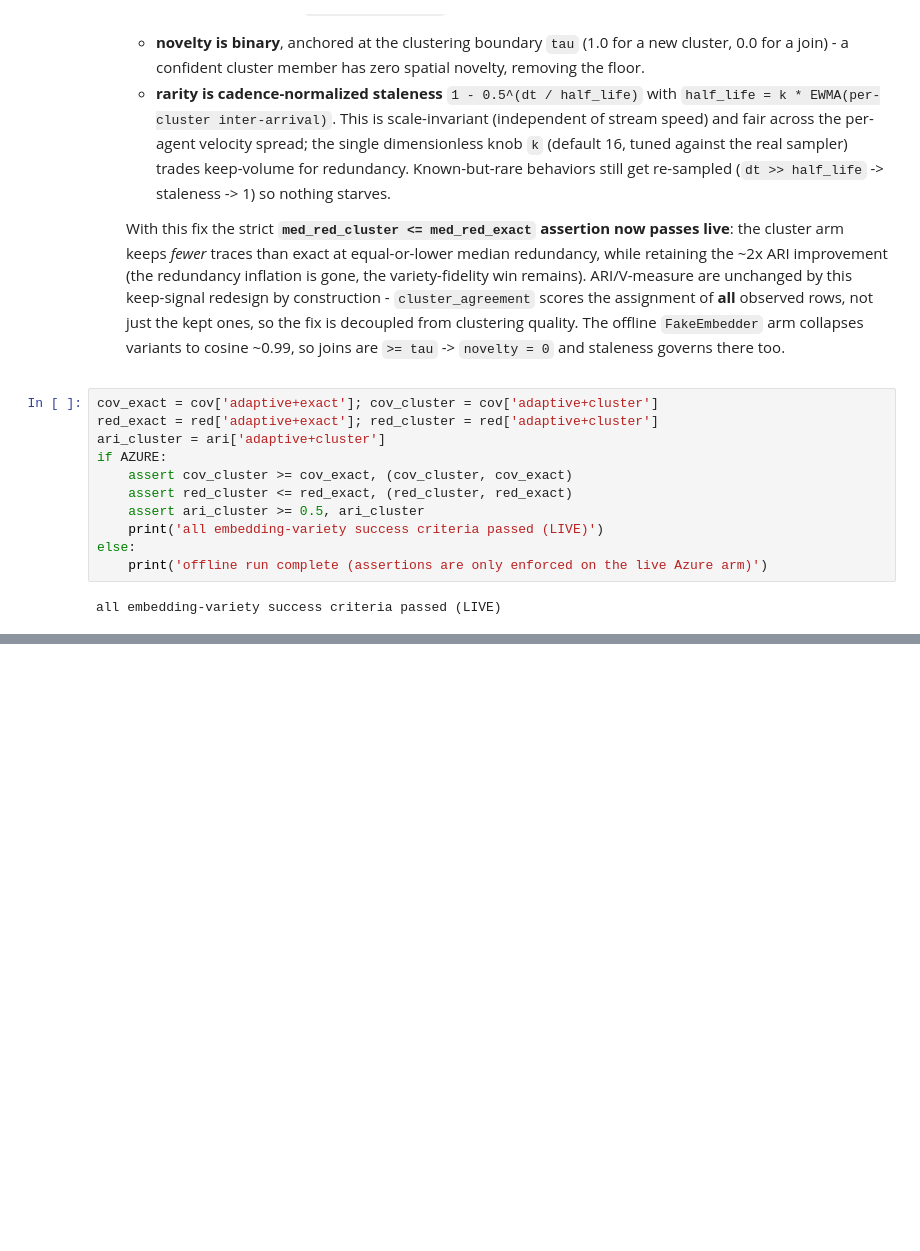
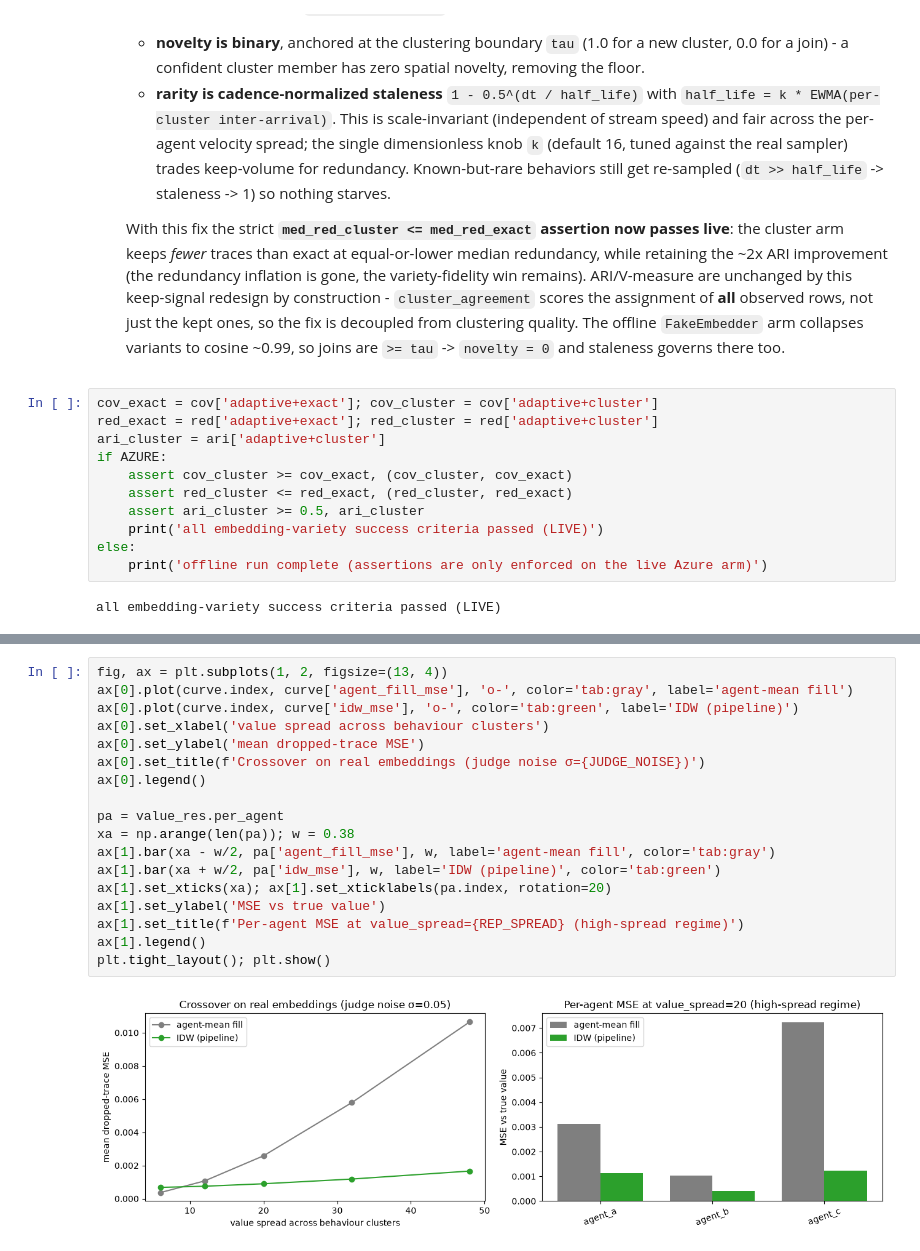
Before and after one commit to aadharshkannan/singlenotebooks, a Jupyter notebook: adaptive_trace_sampling.ipynb, the cells around one changed output, grey strips where cells are left out. Saved outputs shown, nothing was run; the diff lists cells and outputs as text; blank space fills up the shorter version.

```diff
--- a/adaptive_trace_sampling.ipynb
+++ b/adaptive_trace_sampling.ipynb
@@ -431,0 +500,20 @@ all embedding-variety success criteria passed (LIVE)
+# %%
+fig, ax = plt.subplots(1, 2, figsize=(13, 4))
+ax[0].plot(curve.index, curve['agent_fill_mse'], 'o-', color='tab:gray', label='agent-mean fill')
+ax[0].plot(curve.index, curve['idw_mse'], 'o-', color='tab:green', label='IDW (pipeline)')
+ax[0].set_xlabel('value spread across behaviour clusters')
+ax[0].set_ylabel('mean dropped-trace MSE')
+ax[0].set_title(f'Crossover on real embeddings (judge noise σ={JUDGE_NOISE})')
+ax[0].legend()
+
+pa = value_res.per_agent
+xa = np.arange(len(pa)); w = 0.38
+ax[1].bar(xa - w/2, pa['agent_fill_mse'], w, label='agent-mean fill', color='tab:gray')
+ax[1].bar(xa + w/2, pa['idw_mse'], w, label='IDW (pipeline)', color='tab:green')
+ax[1].set_xticks(xa); ax[1].set_xticklabels(pa.index, rotation=20)
+ax[1].set_ylabel('MSE vs true value')
+ax[1].set_title(f'Per-agent MSE at value_spread={REP_SPREAD} (high-spread regime)')
+ax[1].legend()
+plt.tight_layout(); plt.show()
+# %% [output]
+[figure, added]
```
Also changed, not shown: parts of 8 cells of this notebook, 2 other files.
